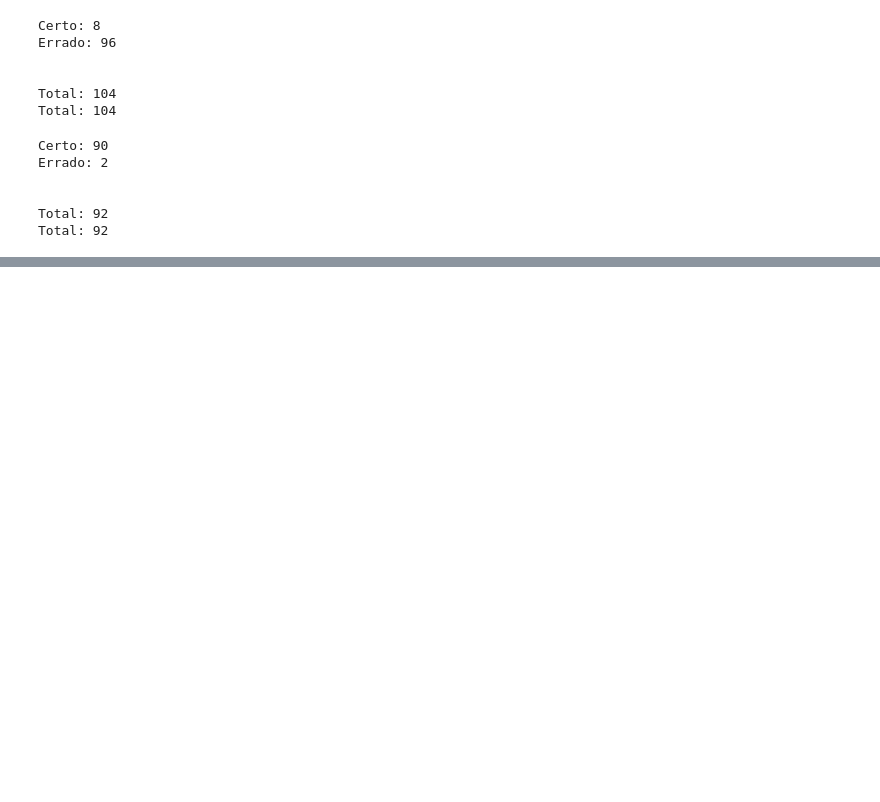
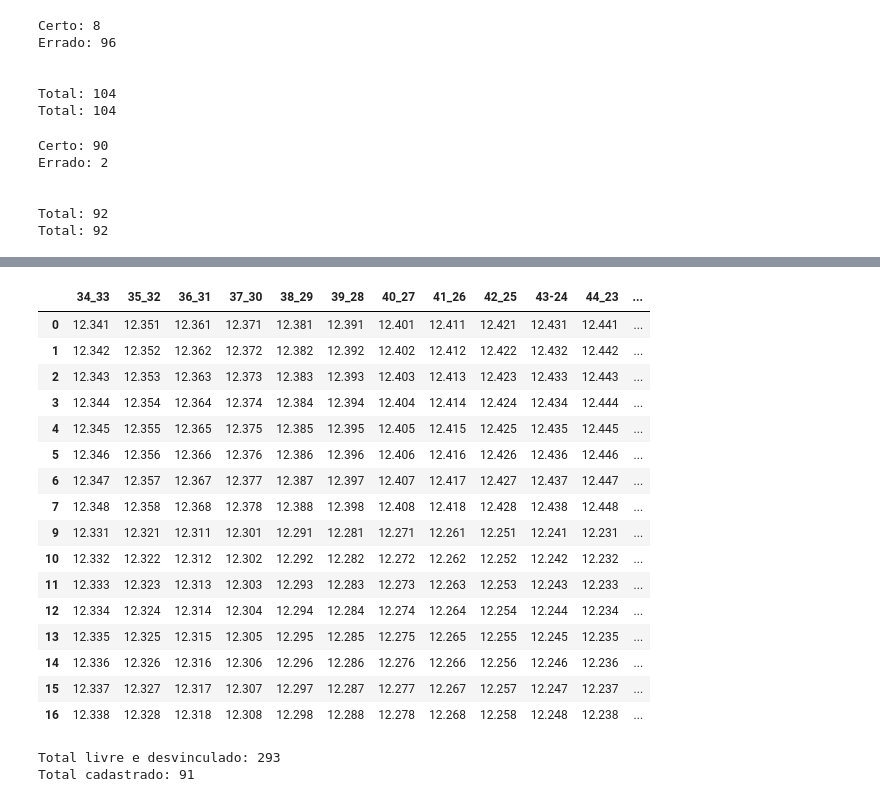
Before and after one commit to renandelamorena/Projeto_Curva_ABC, a Jupyter notebook: dash_test.ipynb, the cells around one changed output, grey strips where cells are left out. Drawn from its saved outputs; the diff is of its cells as text; code cells hidden in the pictures; blank space fills up the shorter version.

```diff
--- a/dash_test.ipynb
+++ b/dash_test.ipynb
@@ -277,0 +293,21 @@ else:
+# %%
+layout_sem_espaco = corredores['12'].drop(index=[8, 17, 18, 19], columns=['4 e 3', '3 e 2', '2 e 1'])
+layout_sem_espaco
+# %% [output]
+|  | 34_33 | 35_32 | 36_31 | 37_30 | 38_29 | 39_28 | 40_27 | 41_26 | 42_25 | 43-24 | 44_23 | ... |
+| 0 | 12.341 | 12.351 | 12.361 | 12.371 | 12.381 | 12.391 | 12.401 | 12.411 | 12.421 | 12.431 | 12.441 | ... |
+| 1 | 12.342 | 12.352 | 12.362 | 12.372 | 12.382 | 12.392 | 12.402 | 12.412 | 12.422 | 12.432 | 12.442 | ... |
+| 2 | 12.343 | 12.353 | 12.363 | 12.373 | 12.383 | 12.393 | 12.403 | 12.413 | 12.423 | 12.433 | 12.443 | ... |
+| 3 | 12.344 | 12.354 | 12.364 | 12.374 | 12.384 | 12.394 | 12.404 | 12.414 | 12.424 | 12.434 | 12.444 | ... |
+| 4 | 12.345 | 12.355 | 12.365 | 12.375 | 12.385 | 12.395 | 12.405 | 12.415 | 12.425 | 12.435 | 12.445 | ... |
+| 5 | 12.346 | 12.356 | 12.366 | 12.376 | 12.386 | 12.396 | 12.406 | 12.416 | 12.426 | 12.436 | 12.446 | ... |
+| 6 | 12.347 | 12.357 | 12.367 | 12.377 | 12.387 | 12.397 | 12.407 | 12.417 | 12.427 | 12.437 | 12.447 | ... |
+| 7 | 12.348 | 12.358 | 12.368 | 12.378 | 12.388 | 12.398 | 12.408 | 12.418 | 12.428 | 12.438 | 12.448 | ... |
+| 9 | 12.331 | 12.321 | 12.311 | 12.301 | 12.291 | 12.281 | 12.271 | 12.261 | 12.251 | 12.241 | 12.231 | ... |
+| 10 | 12.332 | 12.322 | 12.312 | 12.302 | 12.292 | 12.282 | 12.272 | 12.262 | 12.252 | 12.242 | 12.232 | ... |
+| 11 | 12.333 | 12.323 | 12.313 | 12.303 | 12.293 | 12.283 | 12.273 | 12.263 | 12.253 | 12.243 | 12.233 | ... |
+| 12 | 12.334 | 12.324 | 12.314 | 12.304 | 12.294 | 12.284 | 12.274 | 12.264 | 12.254 | 12.244 | 12.234 | ... |
+| 13 | 12.335 | 12.325 | 12.315 | 12.305 | 12.295 | 12.285 | 12.275 | 12.265 | 12.255 | 12.245 | 12.235 | ... |
+| 14 | 12.336 | 12.326 | 12.316 | 12.306 | 12.296 | 12.286 | 12.276 | 12.266 | 12.256 | 12.246 | 12.236 | ... |
+| 15 | 12.337 | 12.327 | 12.317 | 12.307 | 12.297 | 12.287 | 12.277 | 12.267 | 12.257 | 12.247 | 12.237 | ... |
+| 16 | 12.338 | 12.328 | 12.318 | 12.308 | 12.298 | 12.288 | 12.278 | 12.268 | 12.258 | 12.248 | 12.238 | ... |
@@ -277,0 +316,16 @@ else:
+# %%
+total_true = 0
+total_false = 0
+
+# Iterando sobre a lista de arrays e somando os valores True e False
+for arr in tf:
+    serie = pd.Series(arr)
+    contagem = serie.value_counts()
+    total_true += contagem.get(True, 0)  # Soma o número de True, se houver
+    total_false += contagem.get(False, 0)  # Soma o número de False, se houver
+
+print("Total livre e desvinculado:", total_true)
+print("Total cadastrado:", total_false)
+# %% [output]
+Total livre e desvinculado: 293
+Total cadastrado: 91
```
Also changed, not shown: parts of 9 cells of this notebook.
